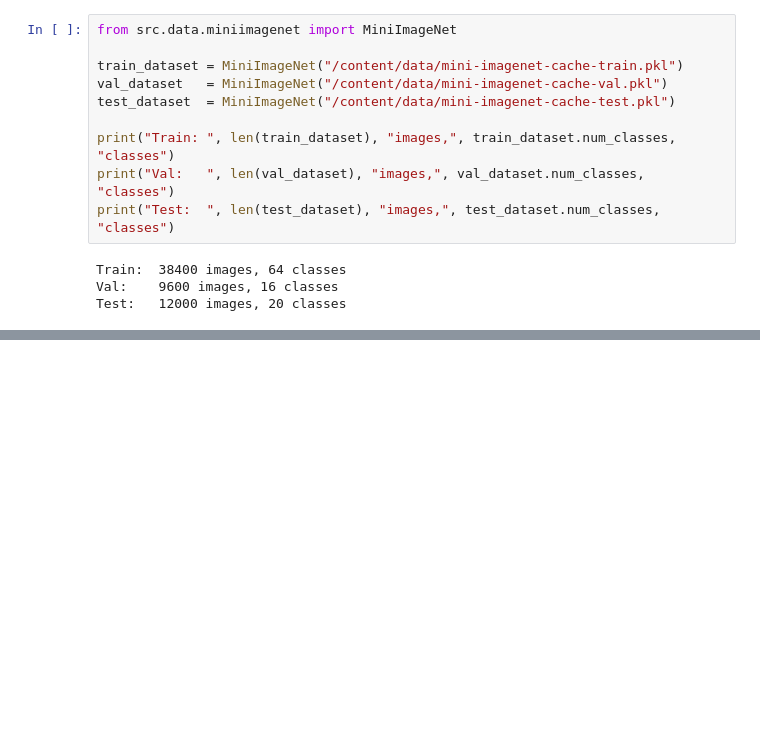
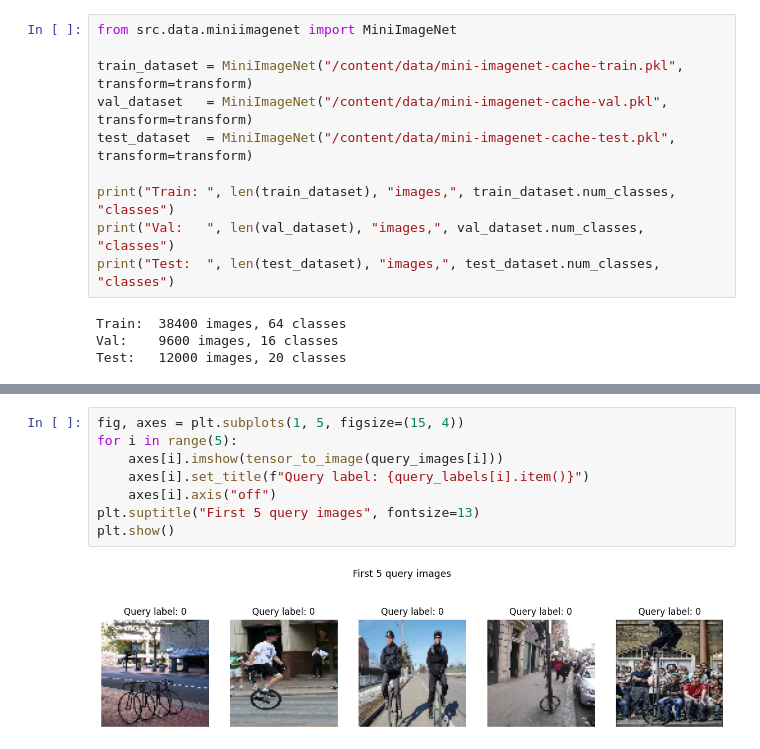
Before and after one commit to BhoomiJindal/few-shot-meta-learning, a Jupyter notebook: notebooks/setup_and_data.ipynb, the cells around one changed output, grey strips where cells are left out. Saved outputs shown, nothing was run; the diff lists cells and outputs as text; blank space fills up the shorter version.

```diff
--- a/notebooks/setup_and_data.ipynb
+++ b/notebooks/setup_and_data.ipynb
@@ -37,9 +33,9 @@ Resolving deltas: 100% (6/6), done.
 # %%
 from src.data.miniimagenet import MiniImageNet
 
-train_dataset = MiniImageNet("/content/data/mini-imagenet-cache-train.pkl")
-val_dataset   = MiniImageNet("/content/data/mini-imagenet-cache-val.pkl")
-test_dataset  = MiniImageNet("/content/data/mini-imagenet-cache-test.pkl")
+train_dataset = MiniImageNet("/content/data/mini-imagenet-cache-train.pkl", transform=transform)
+val_dataset   = MiniImageNet("/content/data/mini-imagenet-cache-val.pkl", transform=transform)
+test_dataset  = MiniImageNet("/content/data/mini-imagenet-cache-test.pkl", transform=transform)
 
 print("Train: ", len(train_dataset), "images,", train_dataset.num_classes, "classes")
 print("Val:   ", len(val_dataset), "images,", val_dataset.num_classes, "classes")
@@ -60,0 +112,10 @@ plt.show()
+# %%
+fig, axes = plt.subplots(1, 5, figsize=(15, 4))
+for i in range(5):
+    axes[i].imshow(tensor_to_image(query_images[i]))
+    axes[i].set_title(f"Query label: {query_labels[i].item()}")
+    axes[i].axis("off")
+plt.suptitle("First 5 query images", fontsize=13)
+plt.show()
+# %% [output]
+[figure, added]
```
Also changed, not shown: parts of 9 cells of this notebook.
